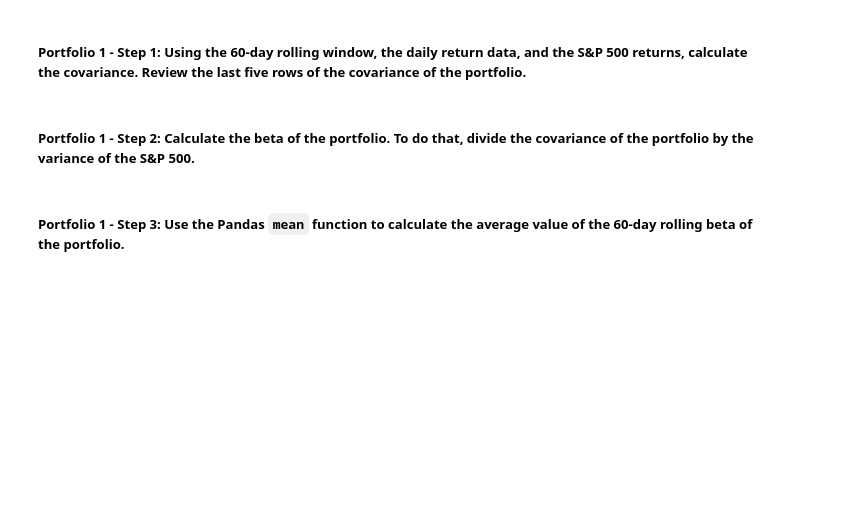
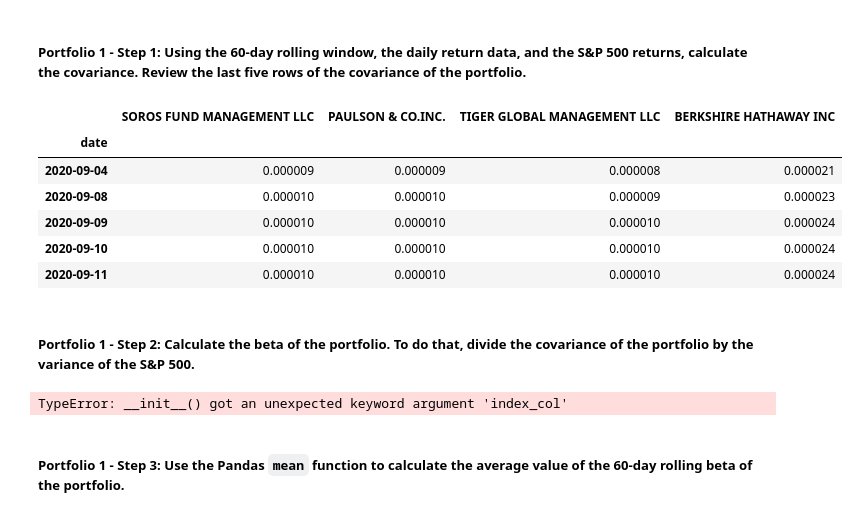
Before and after one commit to Rishi-Prasadha/RICE-FINTECH-04_Challenge, a Jupyter notebook: Starter_Code-4/risk_return_analysis.ipynb, the cells around one changed output. Saved outputs shown, nothing was run; the diff lists cells and outputs as text; code cells hidden in the pictures; blank space fills up the shorter version.

Commit message:
80% finished with assignment. Beta calculations are incorrect, need to fix.

```diff
--- a/Starter_Code-4/risk_return_analysis.ipynb
+++ b/Starter_Code-4/risk_return_analysis.ipynb
@@ -389,13 +408,36 @@ Your analysis is nearing completion. Now, you need to evaluate how the portfolio
 # %%
 # Calculate the covariance using a 60-day rolling window
 # Review the last five rows of the covariance data
 # YOUR CODE HERE
+sp500_df = nav_df["S&P 500"]
+sp500_daily_returns = sp500_df.pct_change().dropna()
+nav_covariance = fund_daily_returns.rolling(window=60).cov(sp500_daily_returns)
+
+display(nav_covariance.tail())
+# %% [output]
+|  | SOROS FUND MANAGEMENT LLC | PAULSON & CO.INC. | TIGER GLOBAL MANAGEMENT LLC | BERKSHIRE HATHAWAY INC |
+| date |  |  |  |  |
+| 2020-09-04 | 0.000009 | 0.000009 | 0.000008 | 0.000021 |
+| 2020-09-08 | 0.000010 | 0.000010 | 0.000009 | 0.000023 |
+| 2020-09-09 | 0.000010 | 0.000010 | 0.000010 | 0.000024 |
+| 2020-09-10 | 0.000010 | 0.000010 | 0.000010 | 0.000024 |
+| 2020-09-11 | 0.000010 | 0.000010 | 0.000010 | 0.000024 |
 # %% [markdown]
 ##### Portfolio 1 - Step 2: Calculate the beta of the portfolio. To do that, divide the covariance of the portfolio by the variance of the S&P 500.
 # %%
 # Calculate the beta based on the 60-day rolling covariance compared to the market (S&P 500)
 # Review the last five rows of the beta information
 # YOUR CODE HERE
+
+
+soros_beta = nav_covariance["SOROS FUND MANAGEMENT LLC"] / sp500_daily_returns.rolling(window=60).var()
+paulson_beta = nav_covariance["PAULSON & CO.INC."] / sp500_daily_returns.rolling(window=60).var()
+tiger_beta = nav_covariance["TIGER GLOBAL MANAGEMENT LLC"] / sp500_daily_returns.rolling(window=60).var()
+berkshire_beta = nav_covariance["BERKSHIRE HATHAWAY INC"] / sp500_daily_returns.rolling(window=60).var()
+
+display(fund_betas)
+# %% [output]
+TypeError: __init__() got an unexpected keyword argument 'index_col'
 # %% [markdown]
 ##### Portfolio 1 - Step 3: Use the Pandas `mean` function to calculate the average value of the 60-day rolling beta of the portfolio.
 # %%
```
Also changed, not shown: parts of 7 cells of this notebook.
